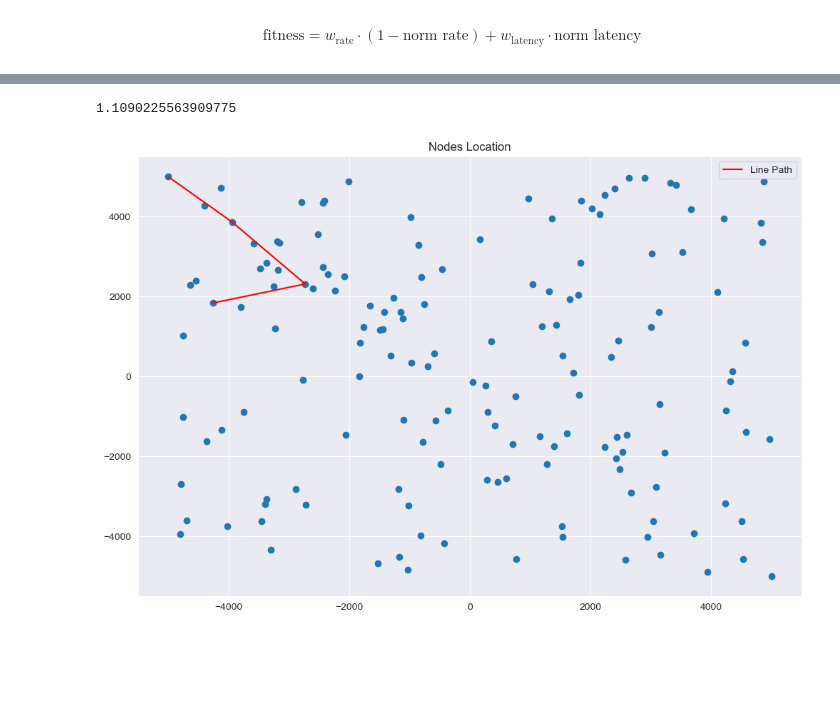
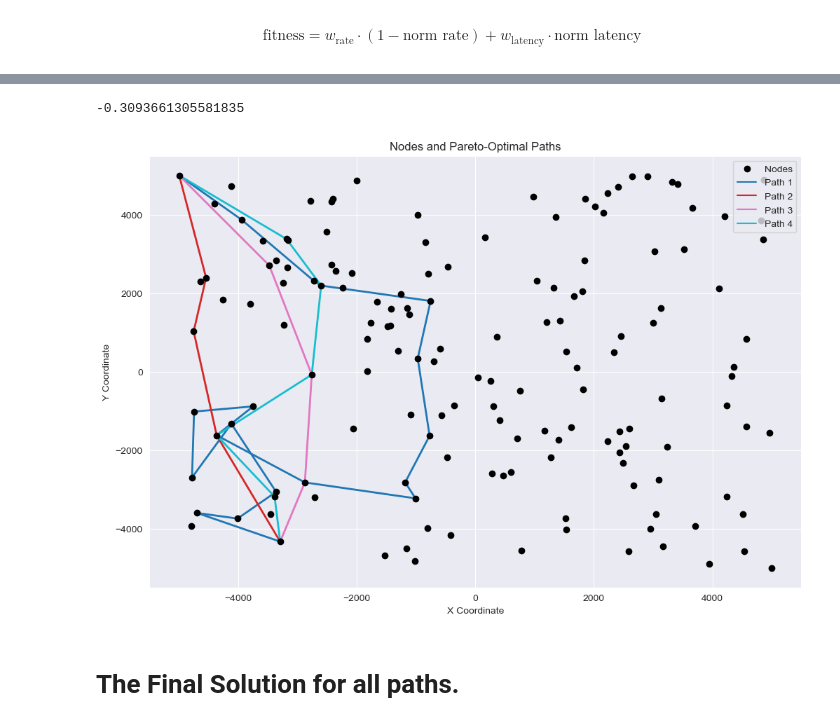
Before and after one commit to gerryfrank10/optimisation-and-algorithms, a Jupyter notebook: assesment/solution2.ipynb, the cells around one changed output, grey strips where cells are left out. Cells and saved outputs as stored; diff of their text form; code cells hidden in the pictures; blank space fills up the shorter version.

```diff
--- a/assesment/solution2.ipynb
+++ b/assesment/solution2.ipynb
@@ -445,5 +415,5 @@ min(fitnesses), max(fitnesses)
 # %%
-NUM_PARTICLES = 1000
+NUM_PARTICLES = 100
 
 def pso(graph, start_node, df, max_length=20, iterations=10):
     """
@@ -505,7 +475,7 @@ def pso(graph, start_node, df, max_length=20, iterations=10):
 
 
         # Log progress every 10 iterations
-        if iteration % 100 == 0 or iteration == iterations - 1:
+        if iteration % 10 == 0 or iteration == iterations - 1:
             print(f"Iteration {iteration}: Global Best Fitness = {global_best_fitness}")
             print(f"Global Best Position: {global_best_position}")
 
@@ -516,6 +486,7 @@ def pso(graph, start_node, df, max_length=20, iterations=10):
     print("\nFinal Results:")
     print(f"Best Path Found: {global_best_position}")
     print(f"Best Fitness: {global_best_fitness}")
+    return population, global_best_fitness
 # %%
-pso(graph=G,start_node=5, df=distance_df, max_length=20, iterations=200)
+final_population, final_best_fitness = pso(graph=G,start_node=2, df=distance_df, max_length=20, iterations=200)
 # %% [output]
@@ -594,23 +615,43 @@ Pareto-Optimal Solutions:
 # %%
 #12 -> 143 -> 25 -> 46 -> 19 -> 116 -> 124 -> 112 -> 28 -> 61 -> 145 -> 15 -> 53 -> 57 -> 151, Maximum Transmission Rate: 151, Latency: 420 ms
-fitness_function([5, 108.0, 152.0], G)
+fitness_function(best_path, G)
 # %% [output]
-1.1090225563909775
+-0.3093661305581835
 # %%
-def plot_points(df, nodes):
+from matplotlib.cm import get_cmap
+
+def plot_points(df, pareto_optimal_paths):
+    """
+    We are plotting the pareto-optimal paths and for the particular point.
+    """
     coordinate_x = df['Position1']
     coordinate_y = df['Position2']
 
-    # Compute the positions of the nodes passed
-    path_list = [tuple(position_data.loc[i, ['Position1', 'Position2']].tolist()) for i in nodes]
-    plt.figure(figsize = (12, 8))
-    plt.title('Nodes Location')
-    plt.scatter(coordinate_x, coordinate_y)
-    for j in range(len(path_list) -1):
-        plt.plot([path_list[j][0], path_list[j + 1][0]], [path_list[j][1], path_list[j + 1][1]], 'r-', label="Line Path" if j == 0 else "")
+    plt.figure(figsize=(12, 8))
+    plt.title('Nodes and Pareto-Optimal Paths')
+    plt.scatter(coordinate_x, coordinate_y, color='black', label='Nodes', zorder=3)
+    colors = plt.cm.get_cmap('tab10', len(pareto_optimal_paths))
+
+    # Plot each Pareto-optimal path with a unique color
+    for idx, (path, _) in enumerate(pareto_optimal_paths):
+        path_coords = [tuple(df.loc[i, ['Position1', 'Position2']].tolist()) for i in path]
+        for j in range(len(path_coords) - 1):
+            plt.plot(
+                [path_coords[j][0], path_coords[j + 1][0]],
+                [path_coords[j][1], path_coords[j + 1][1]],
+                color=colors(idx),
+                linewidth=2,
+                zorder=2
+            )
+        plt.plot([], [], color=colors(idx), label=f'Path {idx + 1}', zorder=1)
+
+    plt.xlabel("X Coordinate")
+    plt.ylabel("Y Coordinate")
     plt.legend(loc='upper right')
     plt.show()
 # %%
-plot_points(position_data, [5, 144.0, 44.0, 152.0])
+plot_points(position_data, pareto_optimal_paths)
 # %% [output]
-[figure, old version]
+[figure, new version]
+# %% [markdown]
+# The Final Solution for all paths.
```
Also changed, not shown: parts of 17 cells of this notebook.
